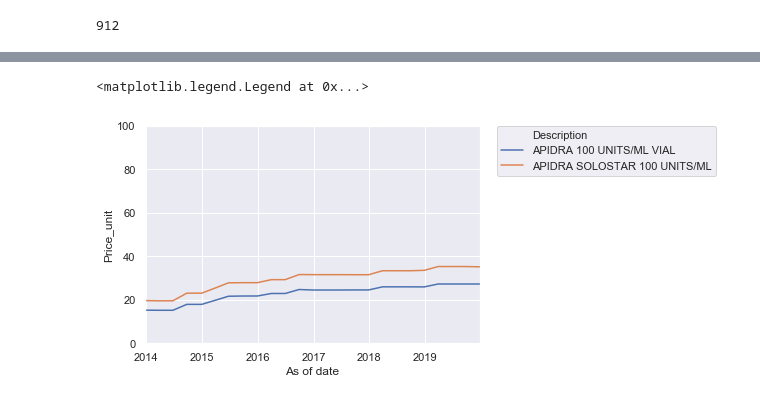
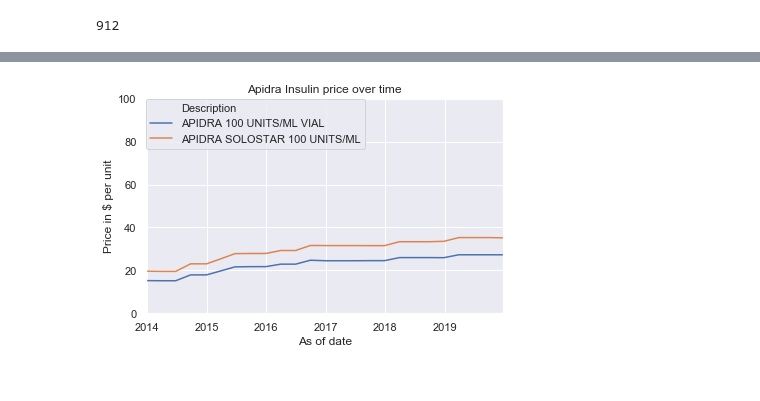
Before and after one commit to clayton-summitt/Insulin_pricing_trends, a Jupyter notebook: psql_NADAC.ipynb, the cells around one changed output, grey strips where cells are left out. Saved outputs shown, nothing was run; the diff lists cells and outputs as text; code cells hidden in the pictures.

```diff
--- a/psql_NADAC.ipynb
+++ b/psql_NADAC.ipynb
@@ -118,0 +109,8 @@ df.head(50)
+# %%
+
+ax = df.hist(bins = 17)
+#ax.set_title("Histogram of Prices surveyed between 2014-2020")
+plt.ylabel("Frequency")
+plt.xlabel("Price Of Single Unit Insulin in Dollars")
+plt.axvline(x.mean(), color='k', linestyle='dashed', linewidth=1)
+plt.savefig("histogram.png",bbox_inches='tight')
@@ -119,15 +121,17 @@ df.head(50)
 # %%
-
 fig, axs = plt.subplots(1,1)
 ax.set(ylim=(10, 100))
-sns.lineplot(x = "As of date", y='Price_unit',
+ax = sns.lineplot(x = "As of date", y='Price_unit',
           hue="Description",
           data=df[df['Description'].str.contains('APID', regex=True)],
           dashes = False
          )
 plt.xlim(datetime.date(2013,12,25)	,datetime.date(2019,12,25))
 plt.ylim(0,100)
-plt.legend(bbox_to_anchor=(1.05, 1), loc=2, borderaxespad=0.)
+plt.legend(bbox_to_anchor=(0, 1), loc=2, borderaxespad=0.)
+ax.set_ylabel("Price in $ per unit")
+ax.set_title("Apidra Insulin price over time")
+plt.tight_layout()
+plt.savefig('apidra.png')
 # %% [output]
-<matplotlib.legend.Legend at 0x...>
-[figure, old version]
+[figure, new version]
```
Also changed, not shown: parts of 23 cells of this notebook, 17 other files.
